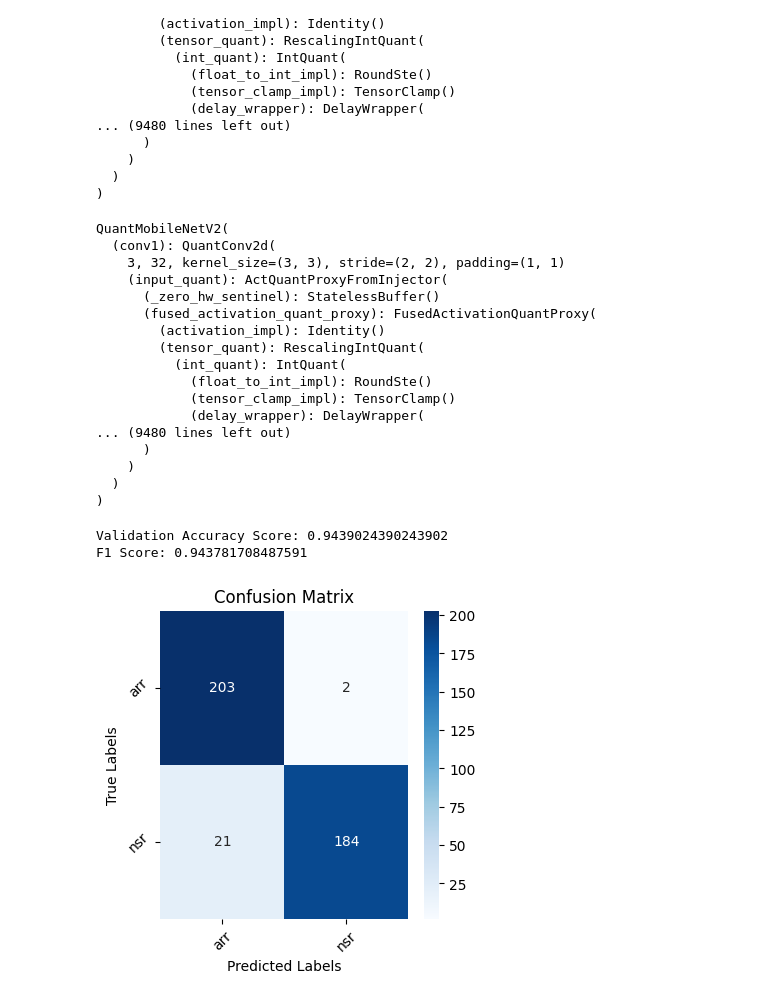
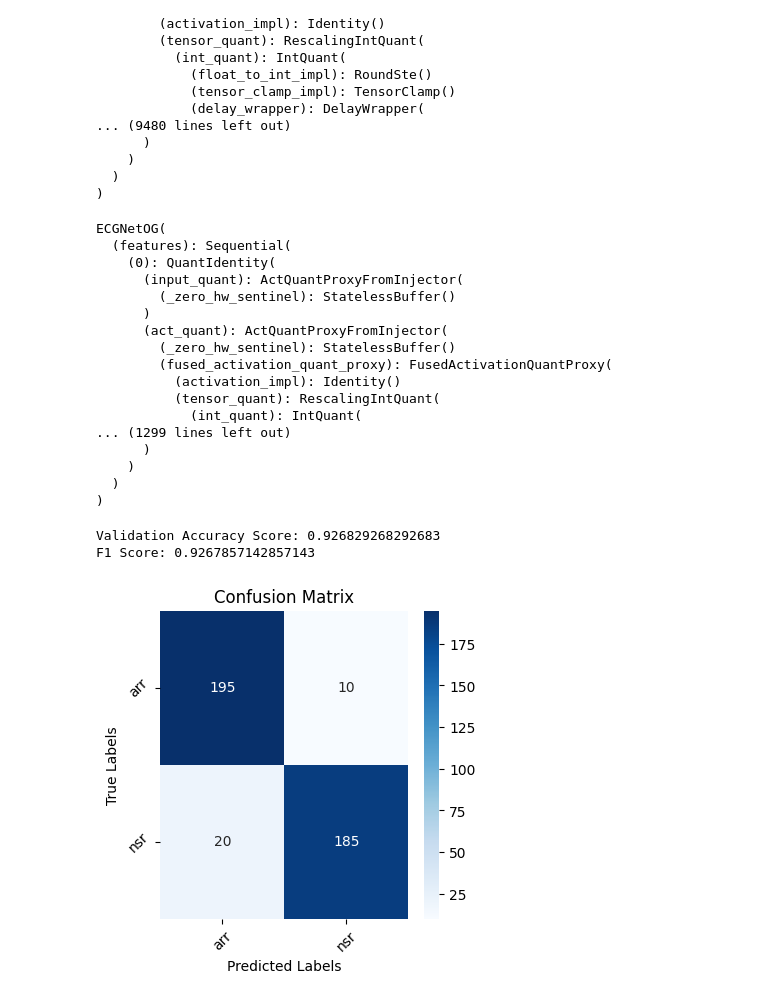
Before and after one commit to Adityasrinivas24/arrhythmia-classification-pynq, a Jupyter notebook: 1-ecgnet-train-test.ipynb, the cells around one changed output. Cells and saved outputs as stored; diff of their text form; code cells hidden in the pictures.

```diff
--- a/1-ecgnet-train-test.ipynb
+++ b/1-ecgnet-train-test.ipynb
@@ -402,23 +420,23 @@ plt.legend()
 plt.grid(True)
 plt.show()
 # %%
-model_path = "trained_models/mobilenetv2_w4a4_model.pth"
+model_path = "trained_models/ecgnet1_w4a4_model.pth"
 model.load_state_dict(torch.load(model_path))
 model.to(device)
 # %% [output]
-QuantMobileNetV2(
-  (conv1): QuantConv2d(
-    3, 32, kernel_size=(3, 3), stride=(2, 2), padding=(1, 1)
-    (input_quant): ActQuantProxyFromInjector(
-      (_zero_hw_sentinel): StatelessBuffer()
-      (fused_activation_quant_proxy): FusedActivationQuantProxy(
-        (activation_impl): Identity()
-        (tensor_quant): RescalingIntQuant(
-          (int_quant): IntQuant(
-            (float_to_int_impl): RoundSte()
-            (tensor_clamp_impl): TensorClamp()
-            (delay_wrapper): DelayWrapper(
-... (9480 lines left out)
+ECGNetOG(
+  (features): Sequential(
+    (0): QuantIdentity(
+      (input_quant): ActQuantProxyFromInjector(
+        (_zero_hw_sentinel): StatelessBuffer()
+      )
+      (act_quant): ActQuantProxyFromInjector(
+        (_zero_hw_sentinel): StatelessBuffer()
+        (fused_activation_quant_proxy): FusedActivationQuantProxy(
+          (activation_impl): Identity()
+          (tensor_quant): RescalingIntQuant(
+            (int_quant): IntQuant(
+... (1299 lines left out)
       )
     )
   )
@@ -448,7 +466,7 @@ def validate(model, validation_loader):
 
 
 validation_transform = transforms.Compose([
-    transforms.Resize((224, 224)),
+    transforms.Resize((227, 227)),   # ECGNEt requires 227,227 atleast
     transforms.RandomHorizontalFlip(),
     transforms.ToTensor(),
     transforms.Normalize(mean=[0.485, 0.456, 0.406], std=[0.229, 0.224, 0.225])
@@ -468,36 +486,36 @@ validation_dataset = datasets.ImageFolder(root=validation_dir, transform=validat
 validation_dataloader = DataLoader(validation_dataset, batch_size=32, shuffle=True)
 
 
 
 # Perform validation
 y_true, y_pred = validate(model, validation_dataloader)
 
 # Calculate accuracy score and f1 score
 accuracy = accuracy_score(y_true, y_pred)
 f1 = f1_score(y_true, y_pred, average='weighted')
 
 # Print accuracy score and f1 score
 print(f'Validation Accuracy Score: {accuracy}')
 print(f'F1 Score: {f1}')
 
 
 class_names = validation_dataset.classes
 
 
 # Plot confusion matrix
 cm = confusion_matrix(y_true, y_pred)
 fig, ax = plt.subplots(figsize=(4, 4))
 sns.heatmap(cm, annot=True, fmt='d', cmap='Blues',xticklabels=class_names, yticklabels=class_names)
 plt.xlabel('Predicted Labels')
 plt.ylabel('True Labels')
 plt.title('Confusion Matrix')
 ax.xaxis.set_ticklabels(class_names, rotation=45)
 ax.yaxis.set_ticklabels(class_names, rotation=45)
 plt.show()
 # %% [output]
-Validation Accuracy Score: 0.9439024390243902
-F1 Score: 0.943781708487591
+Validation Accuracy Score: 0.926829268292683
+F1 Score: 0.9267857142857143
-[figure, old version]
+[figure, new version]
 # %%
 import torch
 import torchvision.transforms as transforms
```
Also changed, not shown: parts of 2 cells of this notebook, 2 other files.
